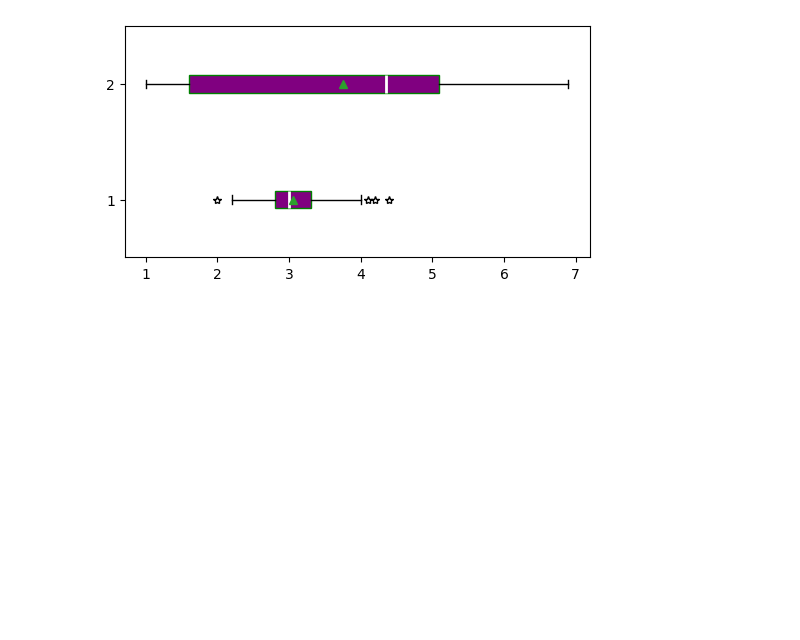
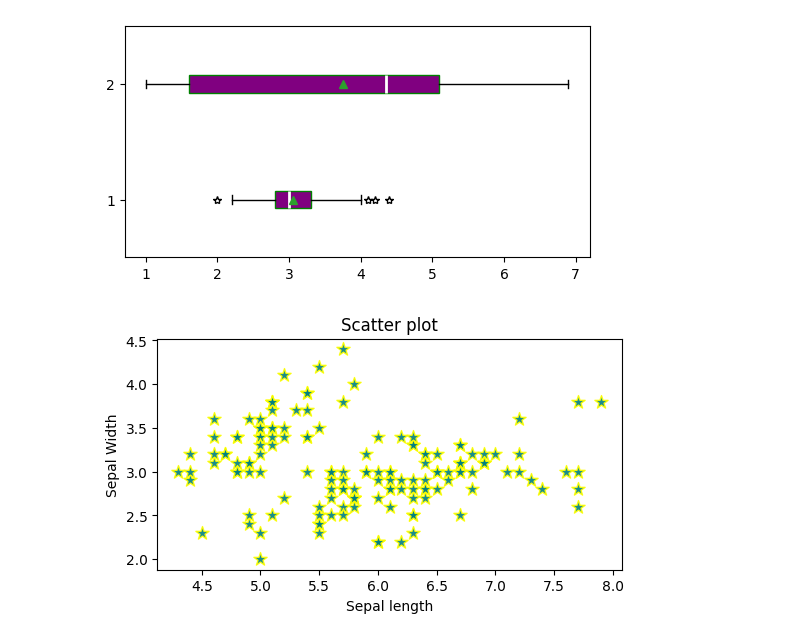
Before and after one commit to Md-Maruf-1727/LearningPractices, a Jupyter notebook: Vizualization/Vizualization1.ipynb, the cells around one changed output. Cells and saved outputs as stored; diff of their text form; code cells hidden in the pictures; blank space fills up the shorter version.

```diff
--- a/Vizualization/Vizualization1.ipynb
+++ b/Vizualization/Vizualization1.ipynb
@@ -318,3 +318,20 @@ plt.boxplot([mainiris_data['sepal_width'], mainiris_data['petal_length']],
 plt.show()
 # %% [output]
 [figure]
+# %%
+#Scatter plot with matplotlib
+plt.figure(figsize=(6,3))
+plt.scatter(mainiris_data['sepal_length'],
+            mainiris_data['sepal_width'],
+            color='teal',
+            marker='*',
+            s=100,
+            alpha=0.9,
+            edgecolors='yellow',
+            linewidths=1)
+plt.xlabel('Sepal length')
+plt.ylabel('Sepal Width')
+plt.title('Scatter plot')
+plt.show()
+# %% [output]
+[figure, added]
```
